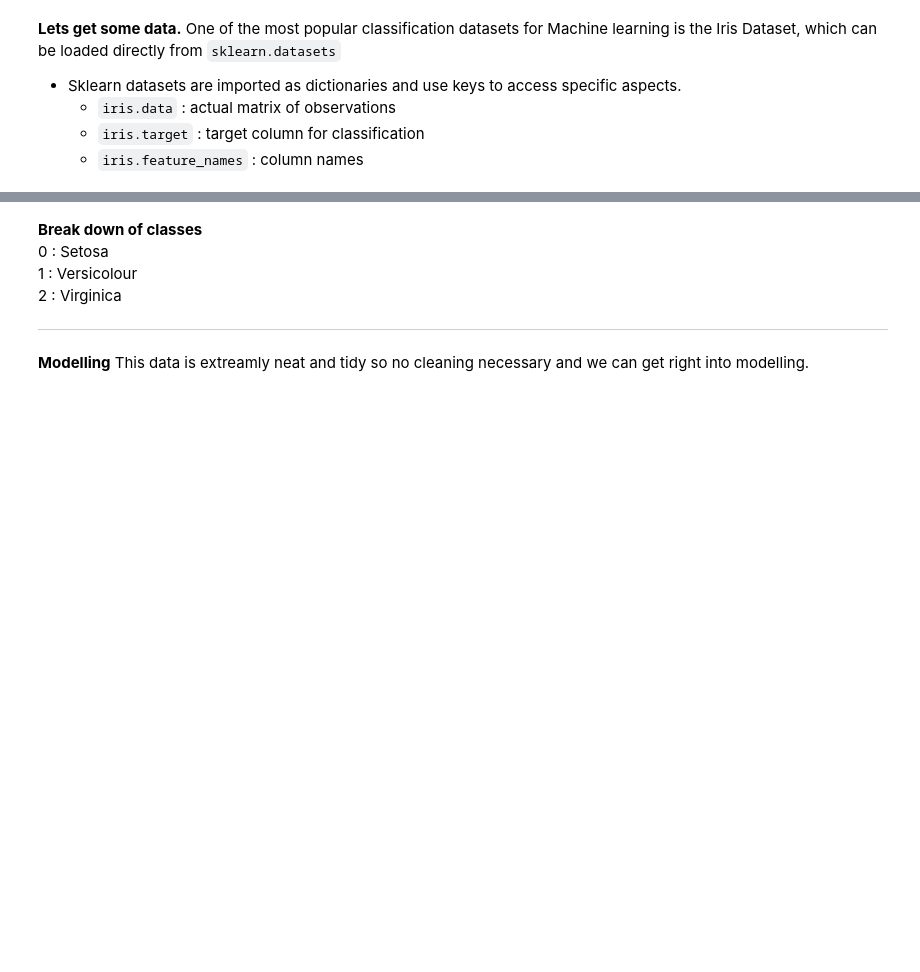
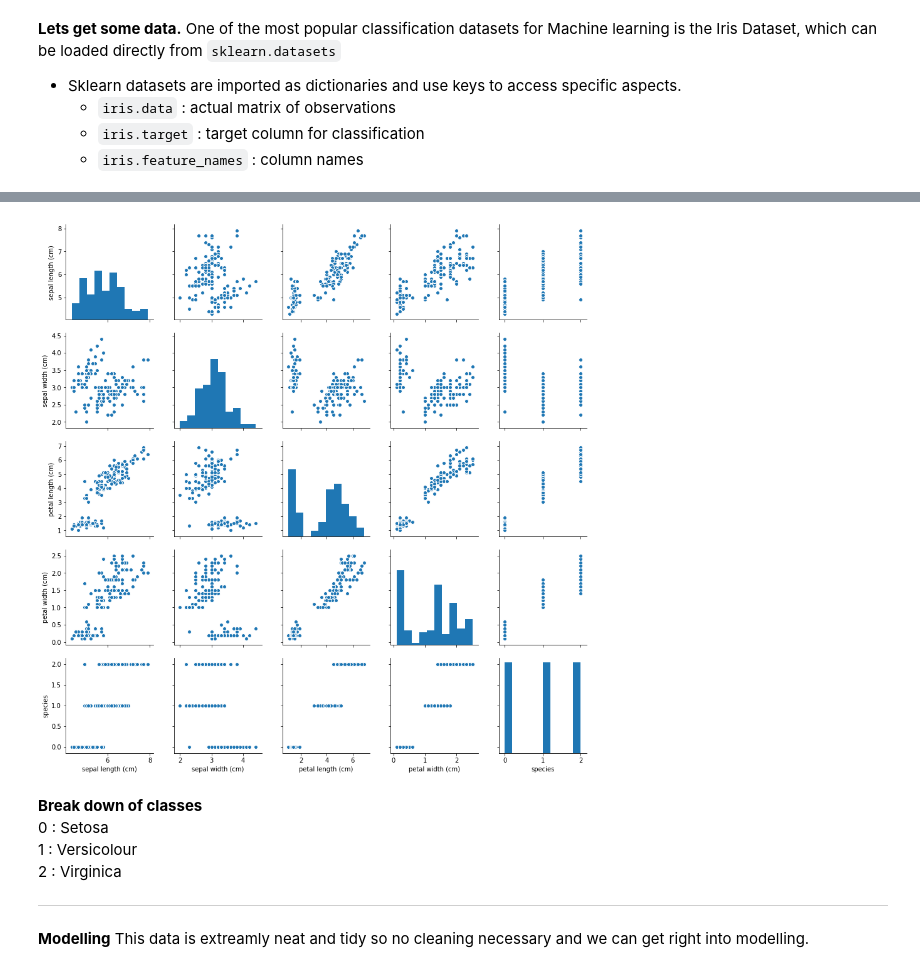
Before and after one commit to DineshPendyala/Start-ML, a Jupyter notebook: lessons/13/practice/multivariable_logistic_regression-lab.ipynb, the cells around one changed output, grey strips where cells are left out. Drawn from its saved outputs; the diff is of its cells as text; code cells hidden in the pictures; blank space fills up the shorter version.

```diff
--- a/lessons/13/practice/multivariable_logistic_regression-lab.ipynb
+++ b/lessons/13/practice/multivariable_logistic_regression-lab.ipynb
@@ -20,10 +20,12 @@ One of the most popular classification datasets for Machine learning is the Iris
 import seaborn as sns
 import pandas as pd
 from sklearn import datasets
+import seaborn as sns
+import matplotlib.pyplot as plt
 
 iris = datasets.load_iris()
 
-X =
-y =
+X = pd.DataFrame(iris.data, columns=iris.feature_names)
+y = iris.target
 # %%
 # Examine the data
@@ -29,0 +50,4 @@ y =
+# %%
+col_names = list(iris.feature_names)
+col_names.append('species')
+col_names
@@ -29,0 +60,3 @@ y =
+# %%
+df = pd.concat([X,pd.Series(y)], axis=1)
+df.columns = col_names
@@ -30,3 +72,8 @@ y =
+# %%
+sns.pairplot(df)
+plt.show()
+# %% [output]
+[figure, added]
 # %% [markdown]
 **Break down of classes**
 0 : Setosa
```
Also changed, not shown: parts of 8 cells of this notebook, 40 other files.
